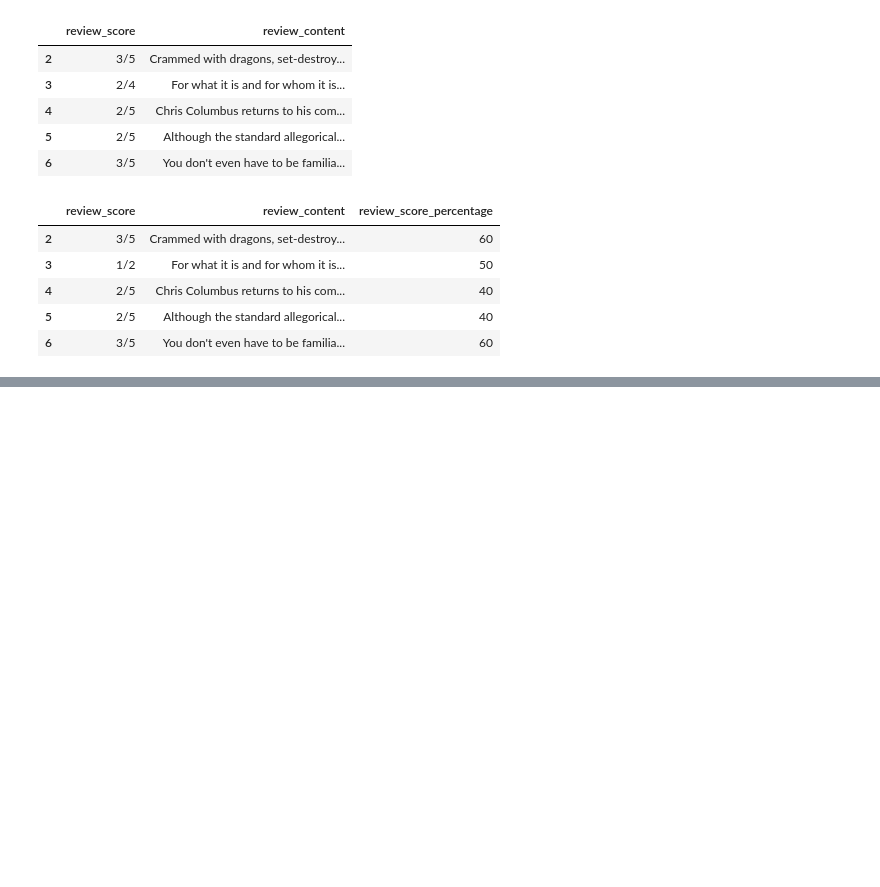
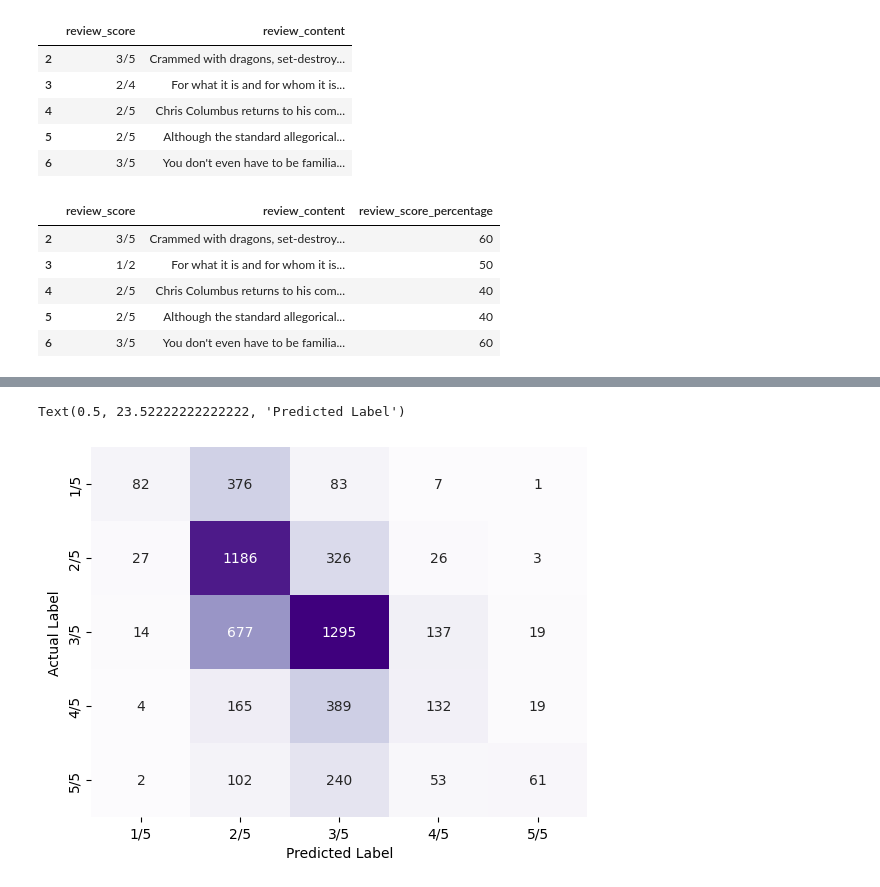
Before and after one commit to Ayushkhanal9/460-Movie-rating-project, a Jupyter notebook: regression.ipynb, the cells around one changed output, grey strips where cells are left out. Drawn from its saved outputs; the diff is of its cells as text; code cells hidden in the pictures; blank space fills up the shorter version.

Commit message:
fixin bins and adding graphs

```diff
--- a/regression.ipynb
+++ b/regression.ipynb
@@ -56,7 +59,7 @@ movieReviews.head()
 | 6 | 3/5 | You don't even have to be familia... | 60 |
 # %%
 # Define bins and labels
-bins = [0, 19, 39, 59, 79, 100]
+bins = [19, 39, 59, 79, 99, 120]
 labels = [1, 2, 3, 4, 5]
 
 # Create a new column 'review_label' based on the specified ranges
@@ -81,7 +84,7 @@ def preprocess_text(text):
     words = [word.lower() for word in words if word.isalpha() and word.lower() not in stop_words]
     return words
 
-train_data, test_data = train_test_split(movieReviews, test_size=0.1, random_state=42)
+train_data, test_data = train_test_split(movieReviews, test_size=0.05, random_state=42)
 
 # Display label distribution in training and test sets
 print("Training Data Label Distribution:")
@@ -227,0 +209,7 @@ Logistic Regression Predicted Rating: 4
+# %%
+sea.heatmap(pd.DataFrame(confusion_matrix(test_data['review_label'], test_data['lr_predicted_rating'])), annot=True, cmap="Purples", fmt="d", cbar=False, xticklabels=['1/5', '2/5', '3/5', '4/5', '5/5'], yticklabels=['1/5', '2/5', '3/5', '4/5', '5/5'])
+plt.ylabel('Actual Label')
+plt.xlabel('Predicted Label')
+# %% [output]
+Text(0.5, 23.52222222222222, 'Predicted Label')
+[figure, added]
```
Also changed, not shown: parts of 6 cells of this notebook.
